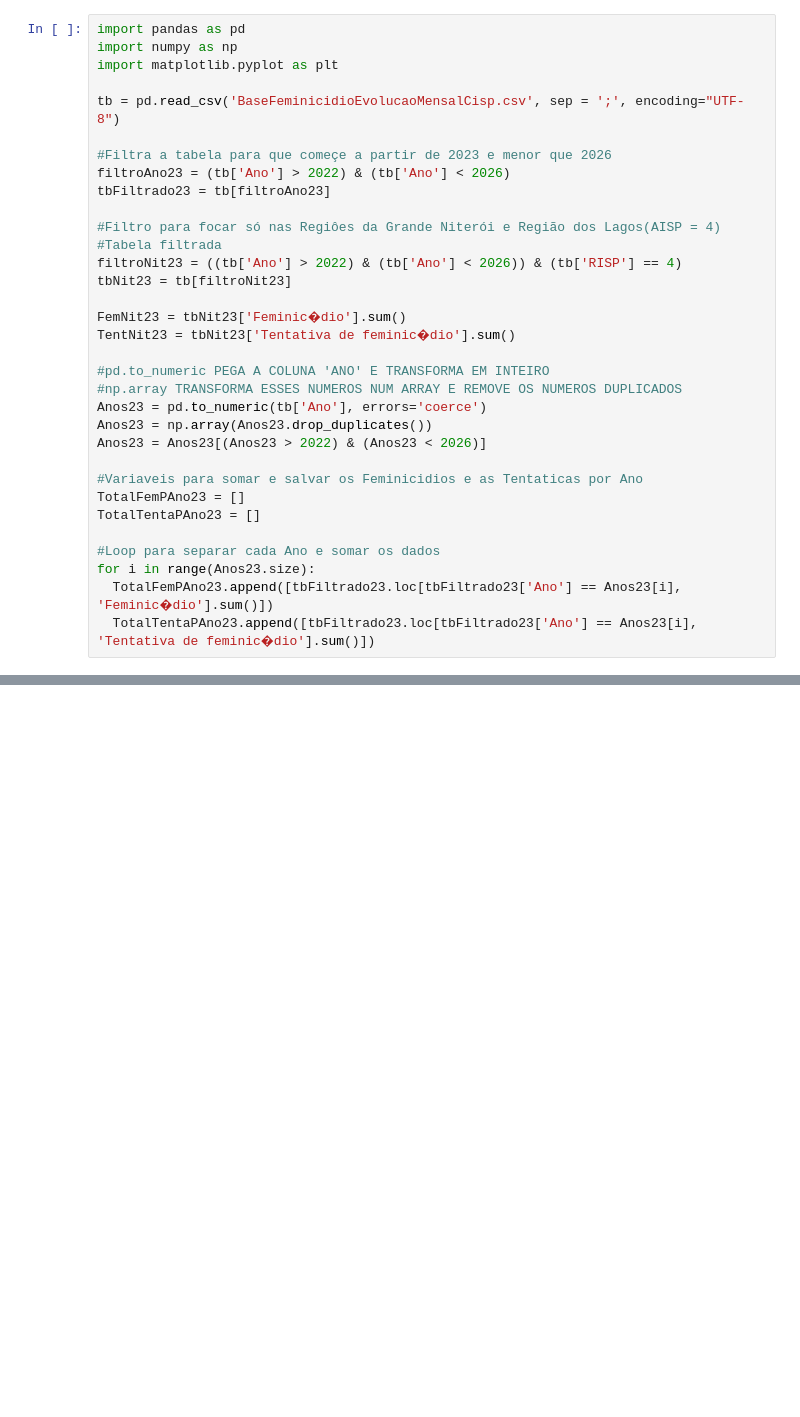
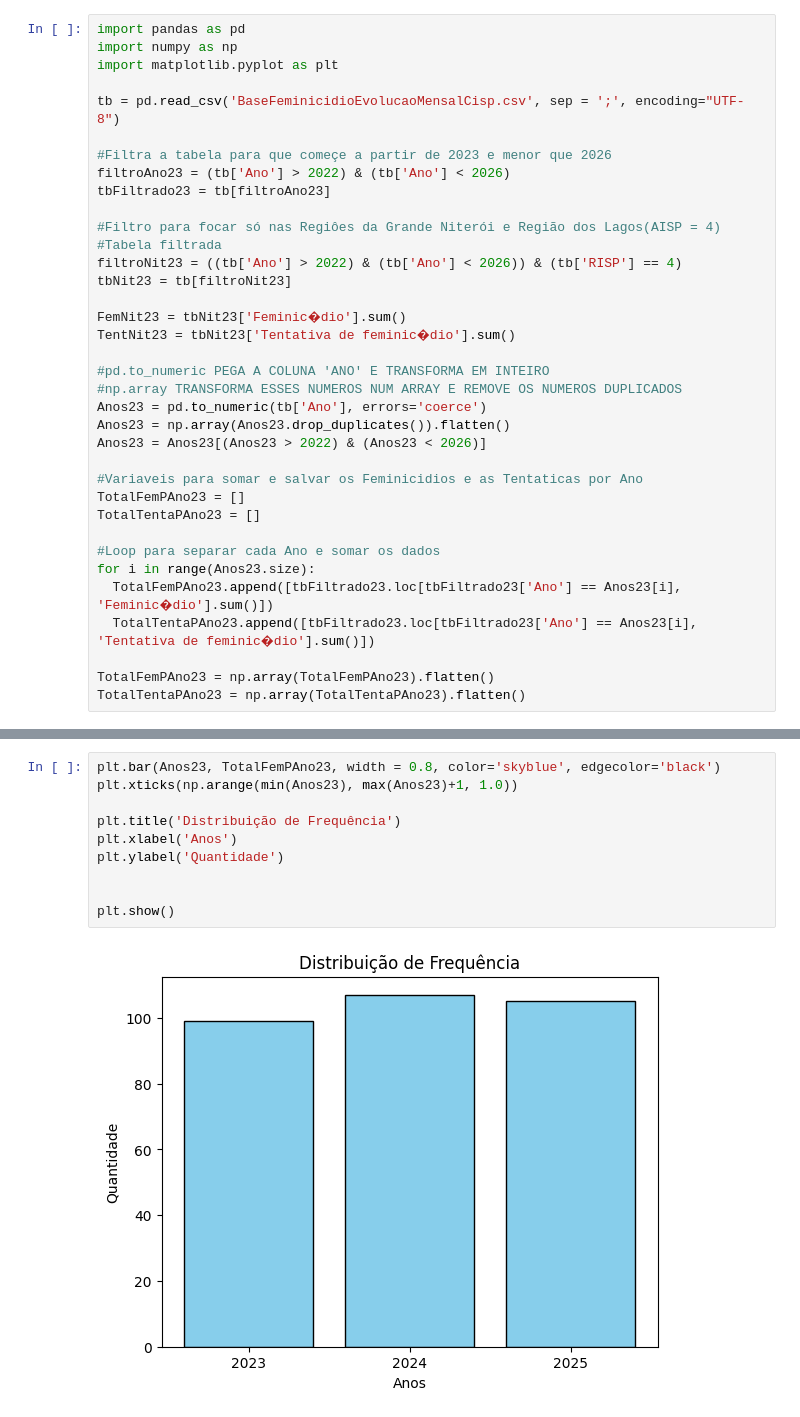
Before and after one commit to YuriMarciano/trabalhos, a Jupyter notebook: TrabalhoFinalDeBigData.ipynb, the cells around one changed output, grey strips where cells are left out. Saved outputs shown, nothing was run; the diff lists cells and outputs as text; blank space fills up the shorter version.

Commit message:
Adição de distribuição de frequência

```diff
--- a/TrabalhoFinalDeBigData.ipynb
+++ b/TrabalhoFinalDeBigData.ipynb
@@ -20,7 +20,7 @@ TentNit23 = tbNit23['Tentativa de feminic�dio'].sum()
 #pd.to_numeric PEGA A COLUNA 'ANO' E TRANSFORMA EM INTEIRO
 #np.array TRANSFORMA ESSES NUMEROS NUM ARRAY E REMOVE OS NUMEROS DUPLICADOS
 Anos23 = pd.to_numeric(tb['Ano'], errors='coerce')
-Anos23 = np.array(Anos23.drop_duplicates())
+Anos23 = np.array(Anos23.drop_duplicates()).flatten()
 Anos23 = Anos23[(Anos23 > 2022) & (Anos23 < 2026)]
 
 #Variaveis para somar e salvar os Feminicidios e as Tentaticas por Ano
@@ -31,6 +31,9 @@ TotalTentaPAno23 = []
 for i in range(Anos23.size):
   TotalFemPAno23.append([tbFiltrado23.loc[tbFiltrado23['Ano'] == Anos23[i], 'Feminic�dio'].sum()])
   TotalTentaPAno23.append([tbFiltrado23.loc[tbFiltrado23['Ano'] == Anos23[i], 'Tentativa de feminic�dio'].sum()])
+
+TotalFemPAno23 = np.array(TotalFemPAno23).flatten()
+TotalTentaPAno23 = np.array(TotalTentaPAno23).flatten()
 # %%
 #USANDO O NUMPY PARA CALCULAR O INTERCEPTO E COEFICIENTE ANGULAR
 #Variaveis para salvar o coeficiente angular e o intercepto
@@ -104,6 +107,18 @@ Feminicidios registrados nos anos de 2024 : 107
 Feminicidios registrados nos anos de 2023 : 99
 Feminicidios registrados em Niterói e Região dos lagos (2023-2026): 45
 [figure]
+# %%
+plt.bar(Anos23, TotalFemPAno23, width = 0.8, color='skyblue', edgecolor='black')
+plt.xticks(np.arange(min(Anos23), max(Anos23)+1, 1.0))
+
+plt.title('Distribuição de Frequência')
+plt.xlabel('Anos')
+plt.ylabel('Quantidade')
+
+
+plt.show()
+# %% [output]
+[figure, added]
 # %%
 #REGRESSÃO LINEAR TENTATIVA
 
```
Also changed, not shown: parts of 8 cells of this notebook.
